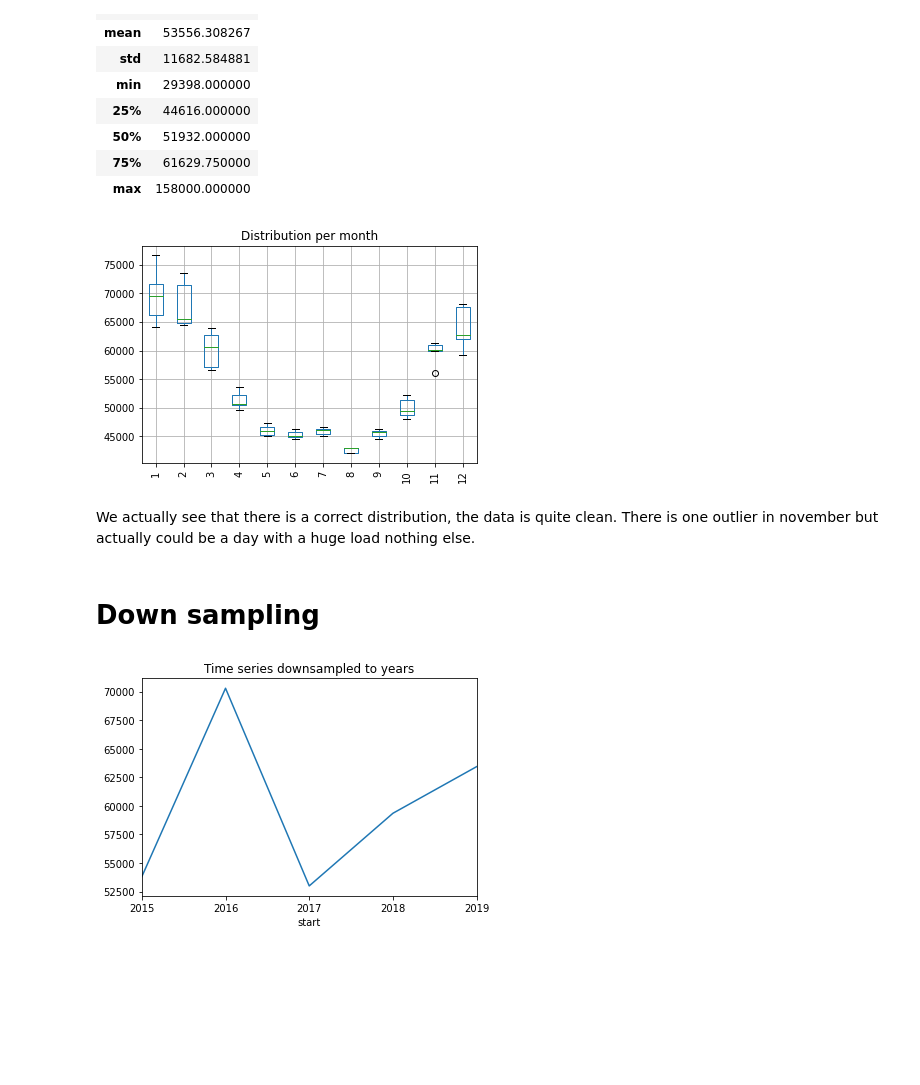
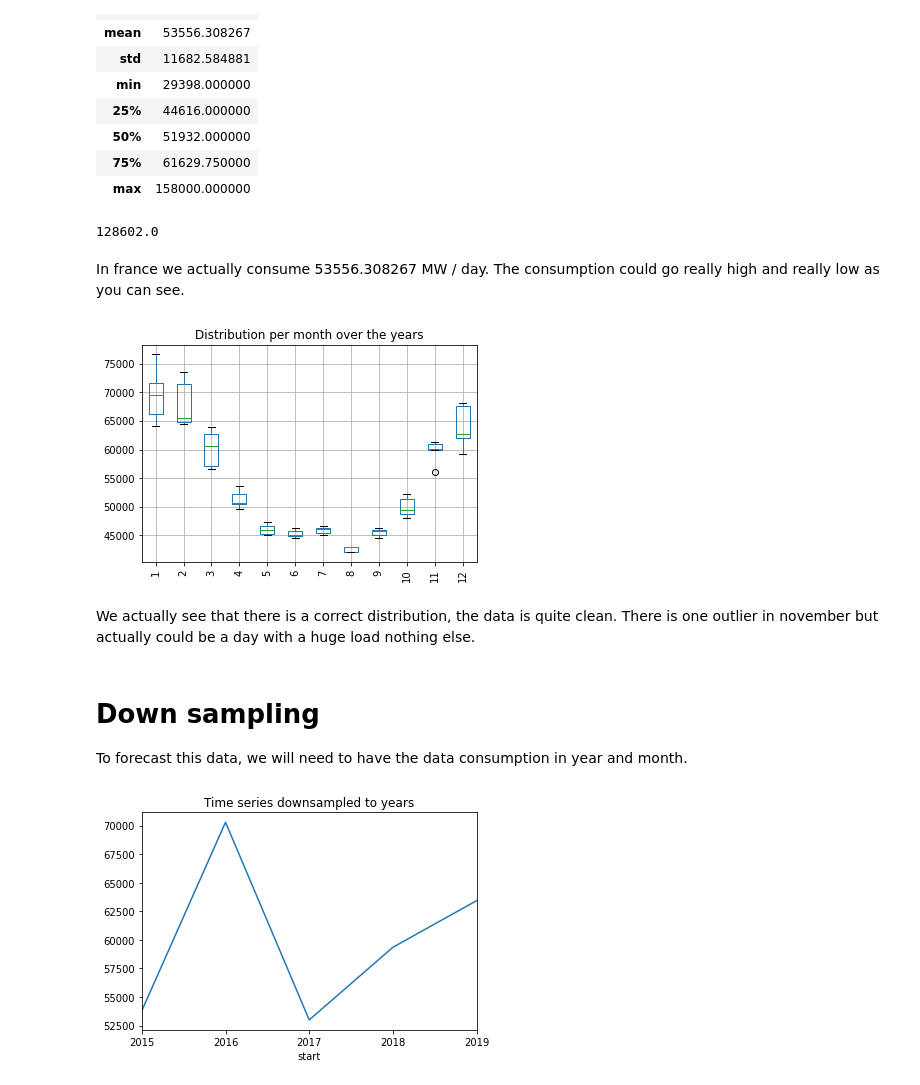
Before and after one commit to RPegoud/TimeSeries, a Jupyter notebook: TimeSeries.ipynb, the cells around one changed output. Cells and saved outputs as stored; diff of their text form; code cells hidden in the pictures; blank space fills up the shorter version.

```diff
--- a/TimeSeries.ipynb
+++ b/TimeSeries.ipynb
@@ -32,16 +35,24 @@ df.describe()
 | 50% | 51932.000000 |
 | 75% | 61629.750000 |
 | max | 158000.000000 |
+# %%
+158000.000000 - 29398.000000
+# %% [output]
+128602.0
+# %% [markdown]
+In france we actually consume 53556.308267 MW / day. The consumption could go really high and really low as you can see.
 # %%
 df.boxplot(rot=90)
-plt.title("Distribution per month")
+plt.title("Distribution per month over the years")
 plt.show()
 # %% [output]
-[figure, old version]
+[figure, new version]
 # %% [markdown]
 We actually see that there is a correct distribution, the data is quite clean. There is one outlier in november but actually could be a day with a huge load nothing else.
-# %% [markdown]
-# **Down sampling**
+# %% [markdown]
+# **Down sampling**
+
+To forecast this data, we will need to have the data consumption in year and month.
 # %%
 df['start'] = pd.to_datetime(df['start'], format='%Y/%m/%d %H:%M:%S')
 df['end'] = pd.to_datetime(df['end'], format='%Y/%m/%d %H:%M:%S')
```
Also changed, not shown: parts of 14 cells of this notebook.
